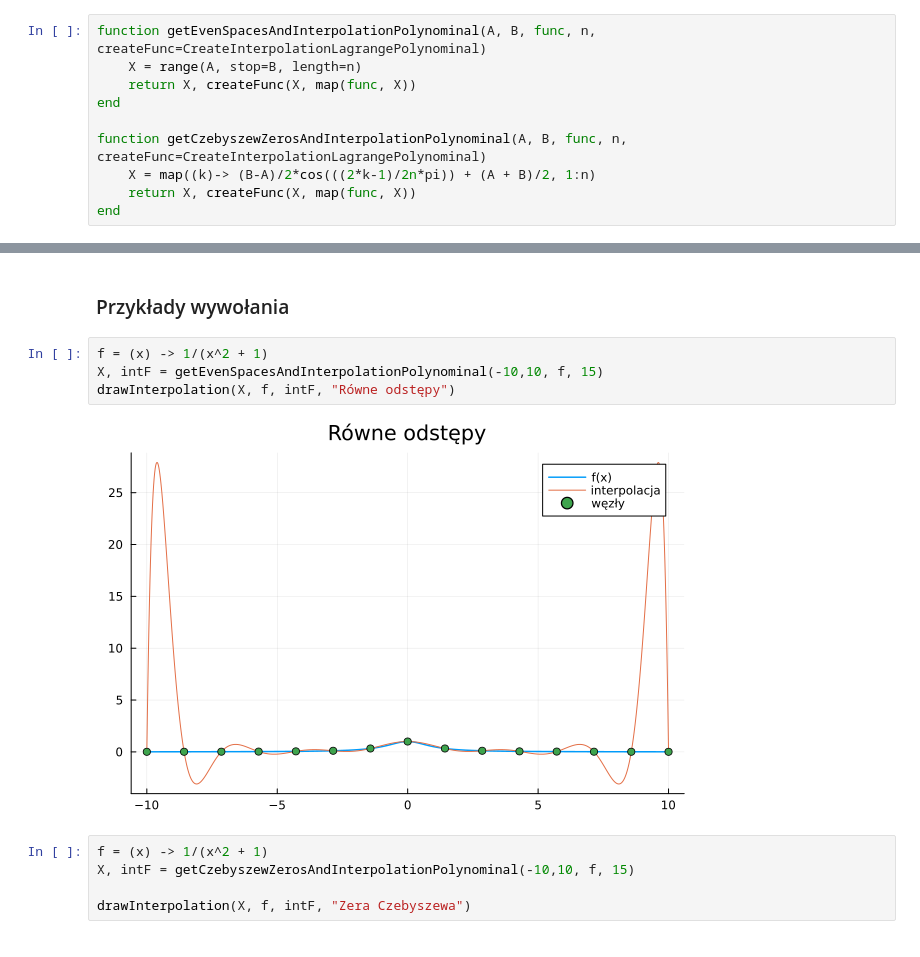
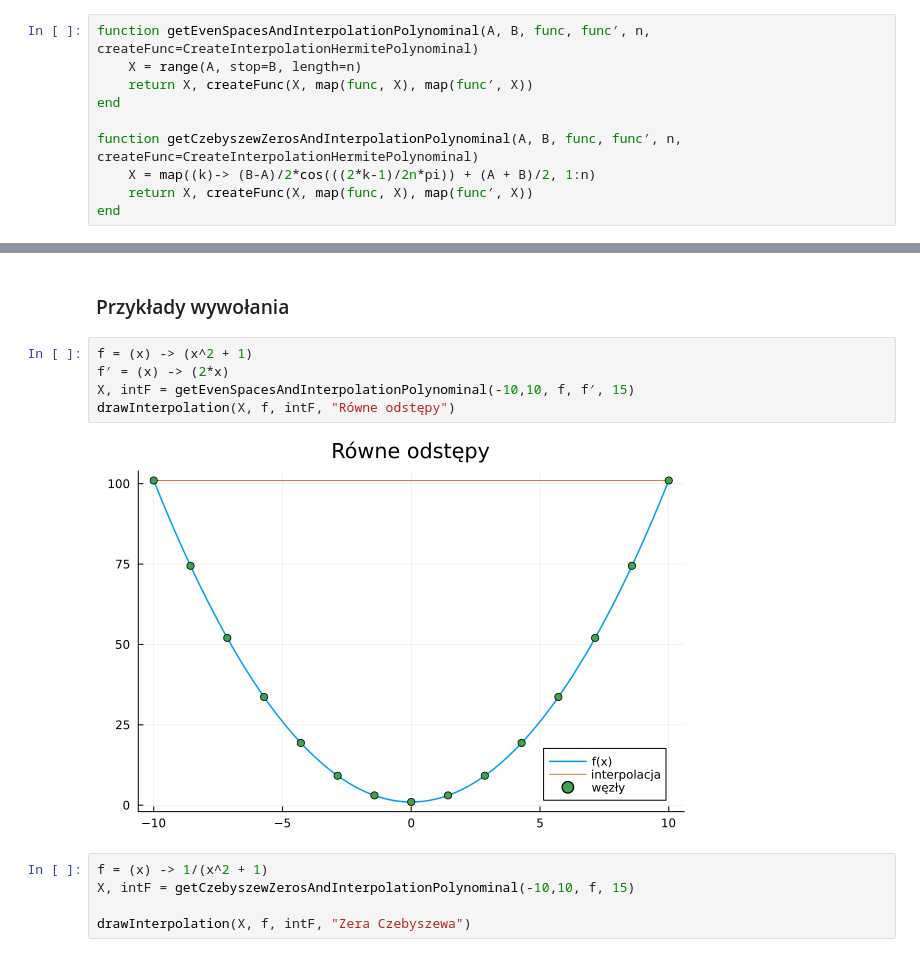
Before and after one commit to c-i-a-s-t-e-k/MOwNiT, a Jupyter notebook: lab2/InterpolacjaHermite.ipynb, the cells around one changed output, grey strips where cells are left out. Saved outputs shown, nothing was run; the diff lists cells and outputs as text.

```diff
--- a/lab2/ZagadnienieInterpolacjiLagrange.ipynb
+++ b/lab2/InterpolacjaHermite.ipynb
@@ -73,14 +57,14 @@ f2(1)=1.0, f2(1.5)=2.25, f2(2)=4.0
 # %% [markdown]
 ### Generacja węzłów oraz wielomianu interpolacji
 # %%
-function getEvenSpacesAndInterpolationPolynominal(A, B, func, n, createFunc=CreateInterpolationLagrangePolynominal)
+function getEvenSpacesAndInterpolationPolynominal(A, B, func, func′, n, createFunc=CreateInterpolationHermitePolynominal)
     X = range(A, stop=B, length=n)
-    return X, createFunc(X, map(func, X))
+    return X, createFunc(X, map(func, X), map(func′, X))
 end
 
-function getCzebyszewZerosAndInterpolationPolynominal(A, B, func, n, createFunc=CreateInterpolationLagrangePolynominal)
+function getCzebyszewZerosAndInterpolationPolynominal(A, B, func, func′, n, createFunc=CreateInterpolationHermitePolynominal)
     X = map((k)-> (B-A)/2*cos(((2*k-1)/2n*pi)) + (A + B)/2, 1:n)
-    return X, createFunc(X, map(func, X))
+    return X, createFunc(X, map(func, X), map(func′, X))
 end
 # %% [output]
 getCzebyszewZerosAndInterpolationPolynominal (generic function with 2 methods)
@@ -123,11 +108,12 @@ addInterpolationToPlot (generic function with 5 methods)
 # %% [markdown]
 ### Przykłady wywołania
 # %%
-f = (x) -> 1/(x^2 + 1)
-X, intF = getEvenSpacesAndInterpolationPolynominal(-10,10, f, 15)
+f = (x) -> (x^2 + 1)
+f′ = (x) -> (2*x)
+X, intF = getEvenSpacesAndInterpolationPolynominal(-10,10, f, f′, 15)
 drawInterpolation(X, f, intF, "Równe odstępy")
 # %% [output]
-[figure, old version]
+[figure, new version]
 # %%
 f = (x) -> 1/(x^2 + 1)
 X, intF = getCzebyszewZerosAndInterpolationPolynominal(-10,10, f, 15)
```
Also changed, not shown: parts of 4 cells of this notebook, 1 other file.
